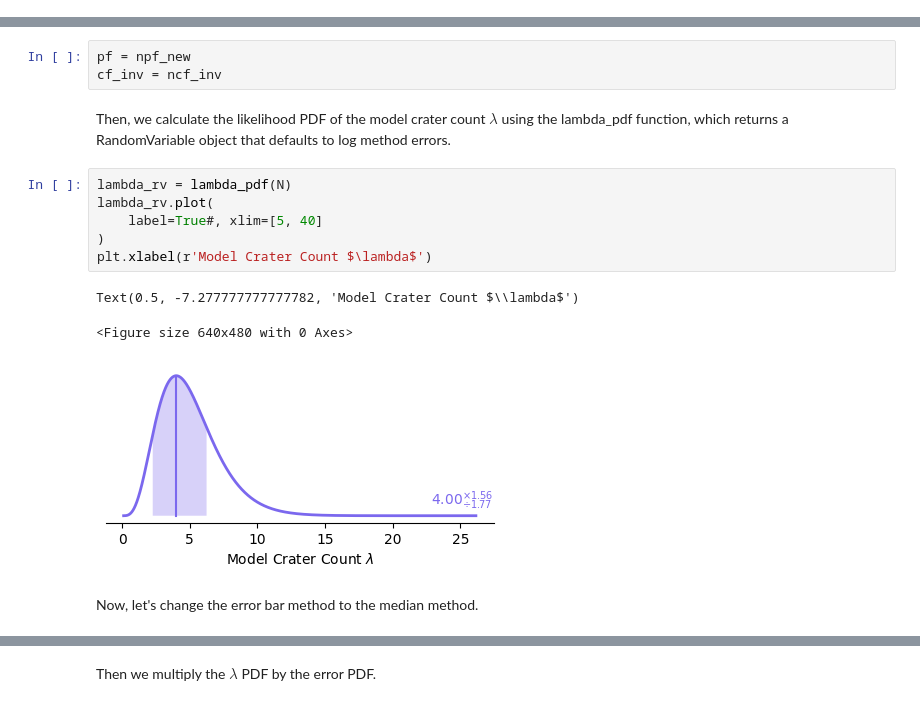
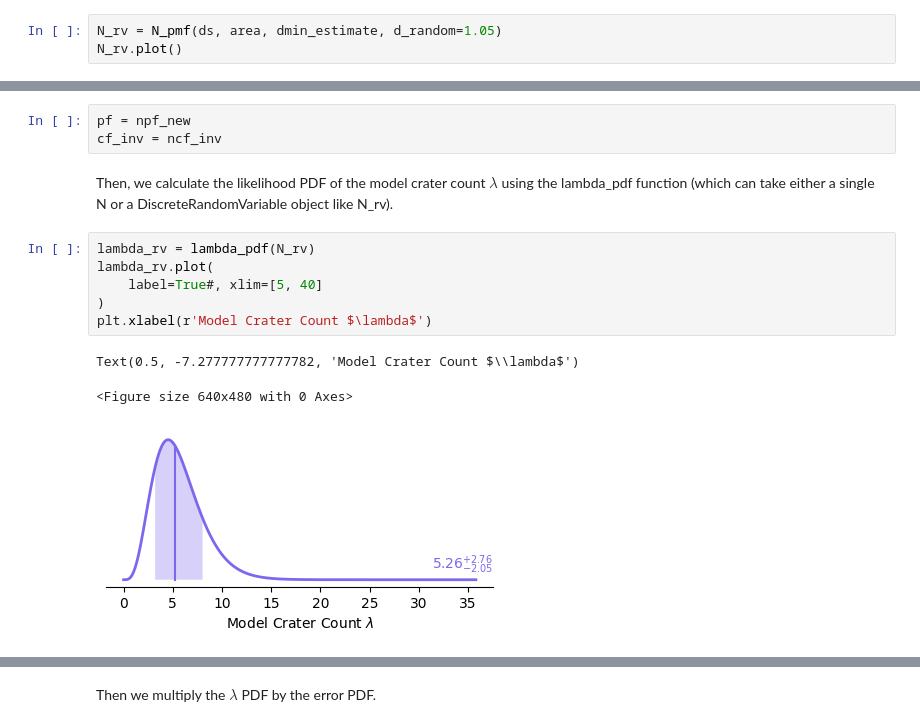
Before and after one commit to samwbell/cratersfd, a Jupyter notebook: examples/age_calculation_example.ipynb, the cells around one changed output, grey strips where cells are left out. Drawn from its saved outputs; the diff is of its cells as text.

```diff
--- a/examples/age_calculation_example.ipynb
+++ b/examples/age_calculation_example.ipynb
@@ -200,0 +222,3 @@ Text(0.5, -7.277777777777782, 'Age (Ga)')
+# %%
+N_rv = N_pmf(ds, area, dmin_estimate, d_random=1.05)
+N_rv.plot()
@@ -204,16 +231,14 @@ Next, we set the pf (production function) and cf_inv (inverse chronology functio
 pf = npf_new
 cf_inv = ncf_inv
 # %% [markdown]
-Then, we calculate the likelihood PDF of the model crater count $\lambda$ using the lambda_pdf function, which returns a RandomVariable object that defaults to log method errors.
+Then, we calculate the likelihood PDF of the model crater count $\lambda$ using the lambda_pdf function (which can take either a single N or a DiscreteRandomVariable object like N_rv).
 # %%
-lambda_rv = lambda_pdf(N)
+lambda_rv = lambda_pdf(N_rv)
 lambda_rv.plot(
     label=True#, xlim=[5, 40]
 )
 plt.xlabel(r'Model Crater Count $\lambda$')
 # %% [output]
 Text(0.5, -7.277777777777782, 'Model Crater Count $\\lambda$')
 <Figure size 640x480 with 0 Axes>
-[figure, old version]
+[figure, new version]
-# %% [markdown]
-Now, let's change the error bar method to the median method.
```
Also changed, not shown: parts of 27 cells of this notebook, 33 other files.
